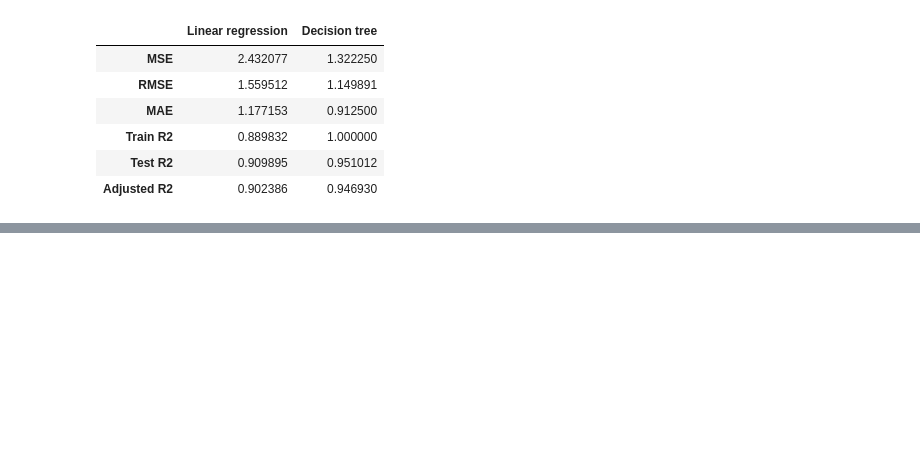
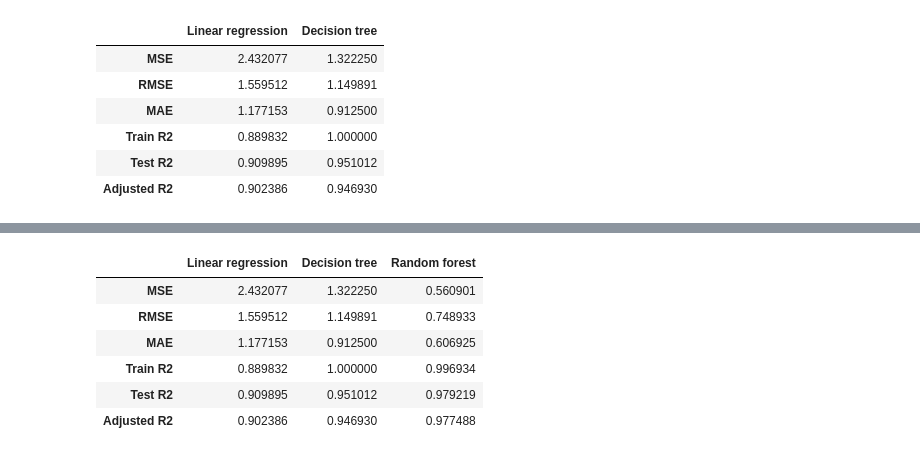
Before and after one commit to aalhadramteke/Sales-Prediction-using-Python, a Jupyter notebook: main.ipynb, the cells around one changed output, grey strips where cells are left out. Drawn from its saved outputs; the diff is of its cells as text; code cells hidden in the pictures; blank space fills up the shorter version.

```diff
--- a/main.ipynb
+++ b/main.ipynb
@@ -356,0 +379,10 @@ score
+# %%
+score
+# %% [output]
+|  | Linear regression | Decision tree | Random forest |
+| MSE | 2.432077 | 1.322250 | 0.560901 |
+| RMSE | 1.559512 | 1.149891 | 0.748933 |
+| MAE | 1.177153 | 0.912500 | 0.606925 |
+| Train R2 | 0.889832 | 1.000000 | 0.996934 |
+| Test R2 | 0.909895 | 0.951012 | 0.979219 |
+| Adjusted R2 | 0.902386 | 0.946930 | 0.977488 |
```
Also changed, not shown: parts of 3 cells of this notebook.
